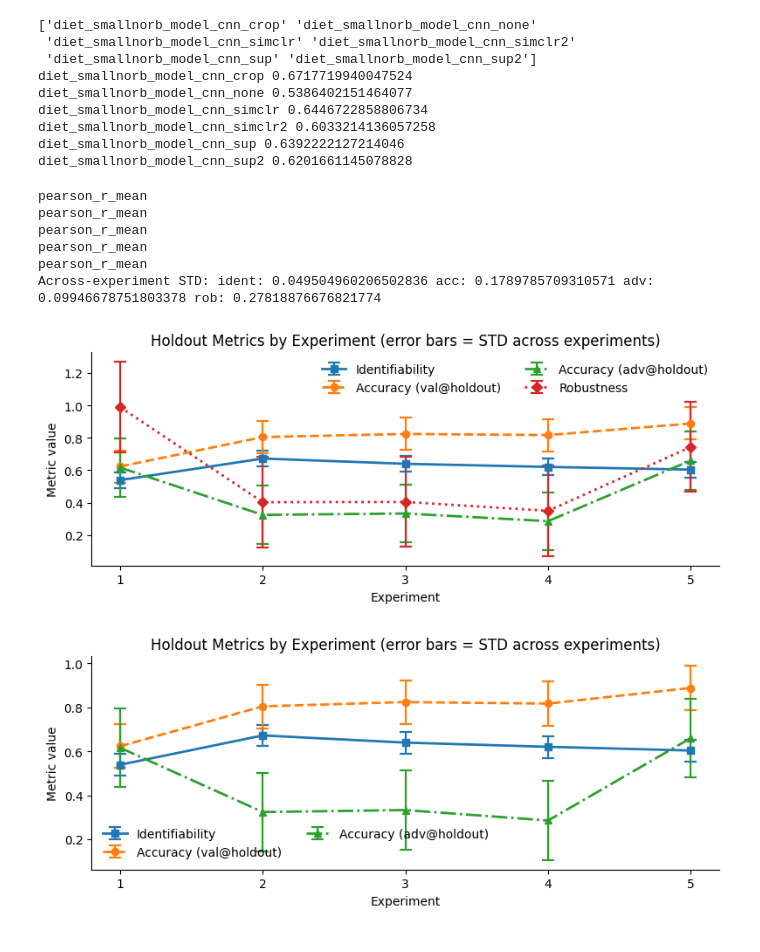
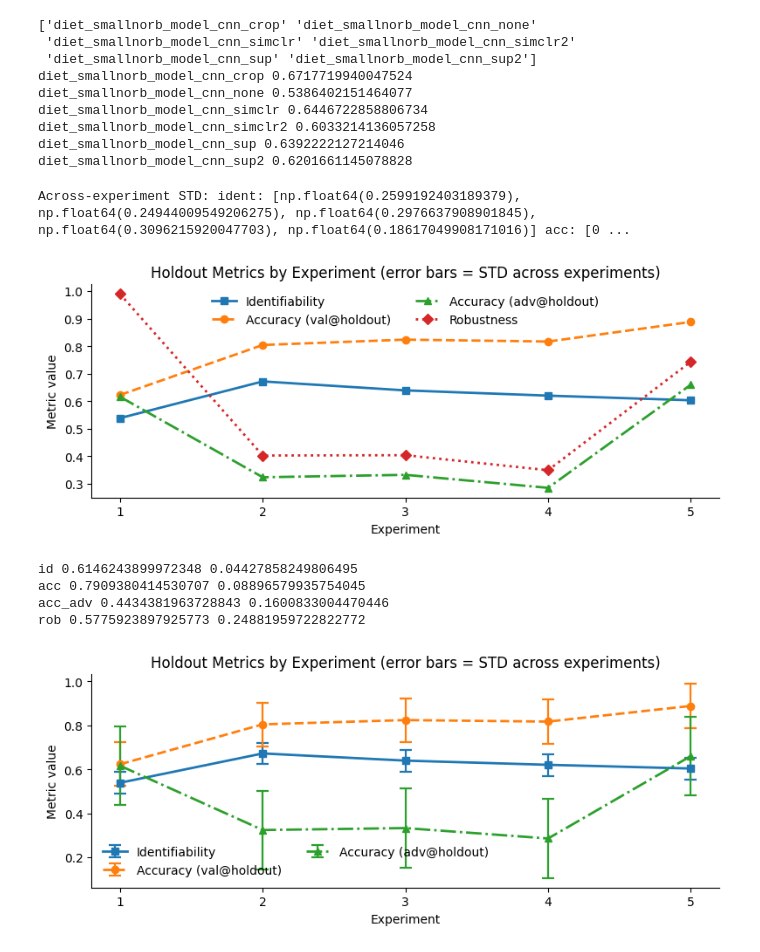
Before and after one commit to miguelmartins/csi-robustness, a Jupyter notebook: dsprites_smallnorb.ipynb, the cells around one changed output. Drawn from its saved outputs; the diff is of its cells as text; code cells hidden in the pictures.

```diff
--- a/dsprites_smallnorb.ipynb
+++ b/dsprites_smallnorb.ipynb
@@ -334,20 +301,23 @@ def nanstd(vec):
     if v.size <= 1:
         return np.nan
     return np.nanstd(v, ddof=1)
-
+ident_std, acc_std, adv_std, rob_std = [], [], [], []
 for experiment in experiments:
     agg_ = agg[agg.condition == experiment]
     metric_col = agg_.columns[4]
-    print(metric_col)
+    metric_col_std = agg_.columns[5]
     id_series  = agg_.loc[(agg_.split == 'val') & (agg_.coordinate_idx != 0), metric_col]
     val_series = agg_.loc[(agg_.split == 'val') & (agg_.coordinate_idx == 0),  metric_col]
     adv_series = agg_.loc[(agg_.split == 'adv') & (agg_.coordinate_idx == 0),  metric_col]
 
+    acc.append(float(agg_.loc[(agg_.split == 'val') & (agg_.coordinate_idx == 0),  metric_col].iloc[0]))
+    adv.append(float(agg_.loc[(agg_.split == 'adv') & (agg_.coordinate_idx == 0),  metric_col].iloc[0]))
+
+    acc_std.append(float(agg_.loc[(agg_.split == 'val') & (agg_.coordinate_idx == 0),  metric_col_std].iloc[0]))
+    adv_std.append(float(agg_.loc[(agg_.split == 'adv') & (agg_.coordinate_idx == 0),  metric_col_std].iloc[0]))
     # Point estimates per experiment
     ident.append(id_series.mean())
-    adv.append(val_series.mean())   # "Accuracy (val@holdout)" in your legend
-    acc.append(adv_series.mean())   # "Accuracy (adv@holdout)" in your legend
-
+    ident_std.append(id_series.std())
     # Robustness per experiment
     v = val_series.to_numpy(dtype=float)
     a = adv_series.to_numpy(dtype=float)
@@ -360,11 +330,12 @@ for experiment in experiments:
         v_safe = np.where(v == 0, np.nan, v)
         rob_vals = 1 - ((v - a) / v_safe)
         rob.append(np.nanmean(rob_vals))
+        rob_std.append(np.nanstd(rob_vals))
 
 # --- Compute STD across experiments (global) and apply as constant error bars ---
-ident_std = nanstd(ident)
-acc_std   = nanstd(acc)
-adv_std   = nanstd(adv)
+# ident_std = nanstd(ident)
+#acc_std   = nanstd(acc)
+#adv_std   = nanstd(adv)
 rob_std   = nanstd(rob)
 
 ident_yerr = np.full(len(x), ident_std, dtype=float)
@@ -373,43 +344,47 @@ adv_yerr   = np.full(len(x), adv_std,   dtype=float)
 rob_yerr   = np.full(len(x), rob_std,   dtype=float)
 
 print("Across-experiment STD:",
       "ident:", ident_std, "acc:", acc_std, "adv:", adv_std, "rob:", rob_std)
 
 # --- Plot: different style per series for readability ---
 fig, ax = plt.subplots(figsize=(8, 3.4))
 
 series = [
     ("Identifiability",            ident, ident_yerr, dict(fmt='s-',  linewidth=2, markersize=6)),
-    ("Accuracy (val@holdout)",     adv,   adv_yerr,   dict(fmt='o--', linewidth=2, markersize=6)),
-    ("Accuracy (adv@holdout)",     acc,   acc_yerr,   dict(fmt='^-.' ,linewidth=2, markersize=6)),
+    ("Accuracy (val@holdout)",     acc,   acc_yerr,   dict(fmt='o--', linewidth=2, markersize=6)),
+    ("Accuracy (adv@holdout)",     adv,   adv_yerr,   dict(fmt='^-.' ,linewidth=2, markersize=6)),
     ("Robustness",                 rob,   rob_yerr,   dict(fmt='D:',  linewidth=2, markersize=6)),
 ]
 
 for label, y, yerr, sty in series:
     ax.errorbar(
-        x, y, yerr=yerr,
+        x, y, # yerr=yerr,
         capsize=5, capthick=1.6, elinewidth=1.6,
         label=label,
         **sty
     )
 
 ax.set_xticks(x)
 ax.set_xticklabels(x_dict[ds], rotation=0)
 ax.set_xlabel("Experiment")
 ax.set_ylabel("Metric value")
 ax.set_title("Holdout Metrics by Experiment (error bars = STD across experiments)")
 ax.legend(ncol=2, frameon=False)
 ax.spines[['top', 'right']].set_visible(False)
 plt.tight_layout()
 plt.show()
 # %% [output]
-pearson_r_mean
-pearson_r_mean
-pearson_r_mean
-pearson_r_mean
-pearson_r_mean
-Across-experiment STD: ident: 0.049504960206502836 acc: 0.1789785709310571 adv: 0.09946678751803378 rob: 0.27818876676821774
+Across-experiment STD: ident: [np.float64(0.2599192403189379), np.float64(0.24944009549206275), np.float64(0.2976637908901845), np.float64(0.3096215920047703), np.float64(0.18617049908171016)] acc: [0 ...
-[figure, old version]
+[figure, new version]
+# %%
+names = ["id", "acc", "acc_adv", "rob"]
+for n, x in zip(names, [ident, acc, adv, rob]):
+    print(n, np.array(x).squeeze().mean(), np.array(x).squeeze().std())
+# %% [output]
+id 0.6146243899972348 0.04427858249806495
+acc 0.7909380414530707 0.08896579935754045
+acc_adv 0.4434381963728843 0.1600833004470446
+rob 0.5775923897925773 0.24881959722822772
 # %%
 # --- Plot: different style per series for readability ---
 fig, ax = plt.subplots(figsize=(8, 3.4))
```
Also changed, not shown: parts of 1 cell of this notebook, 12 other files.
